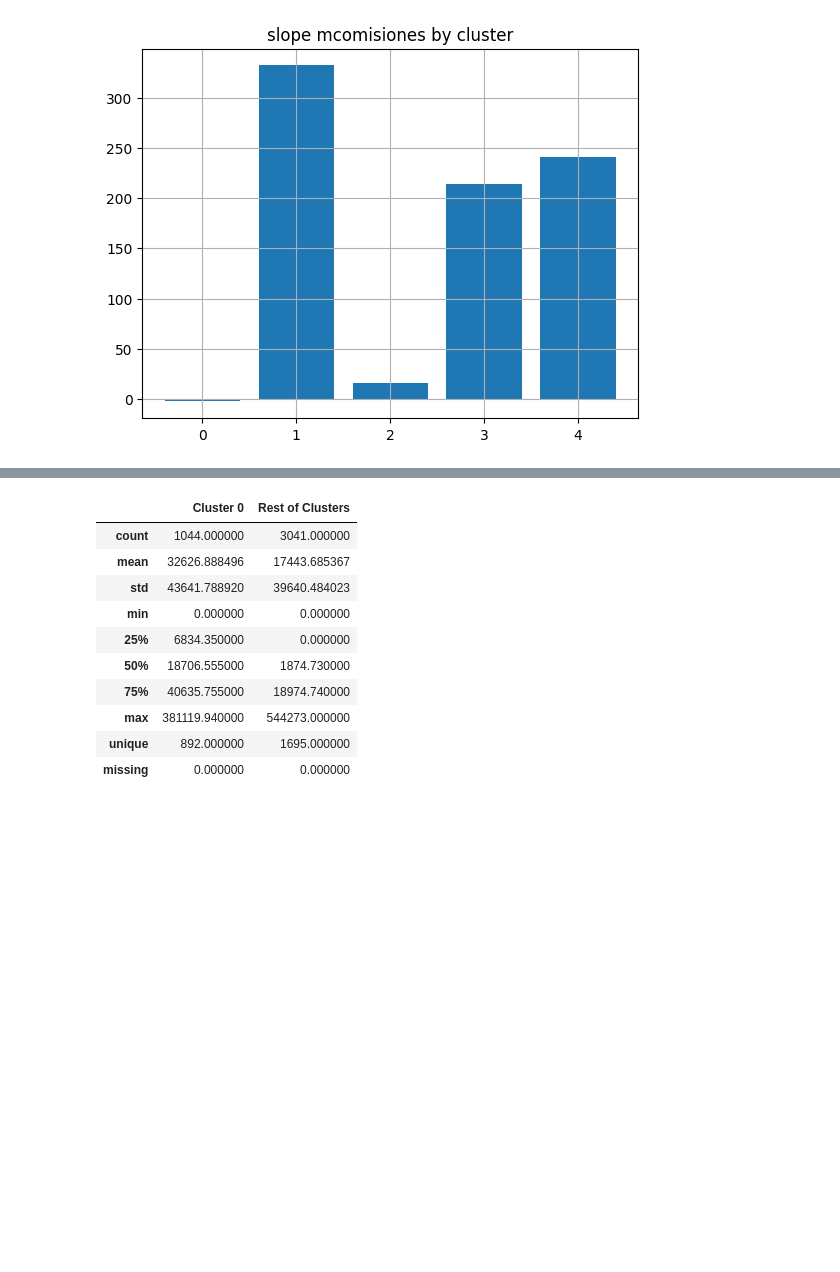
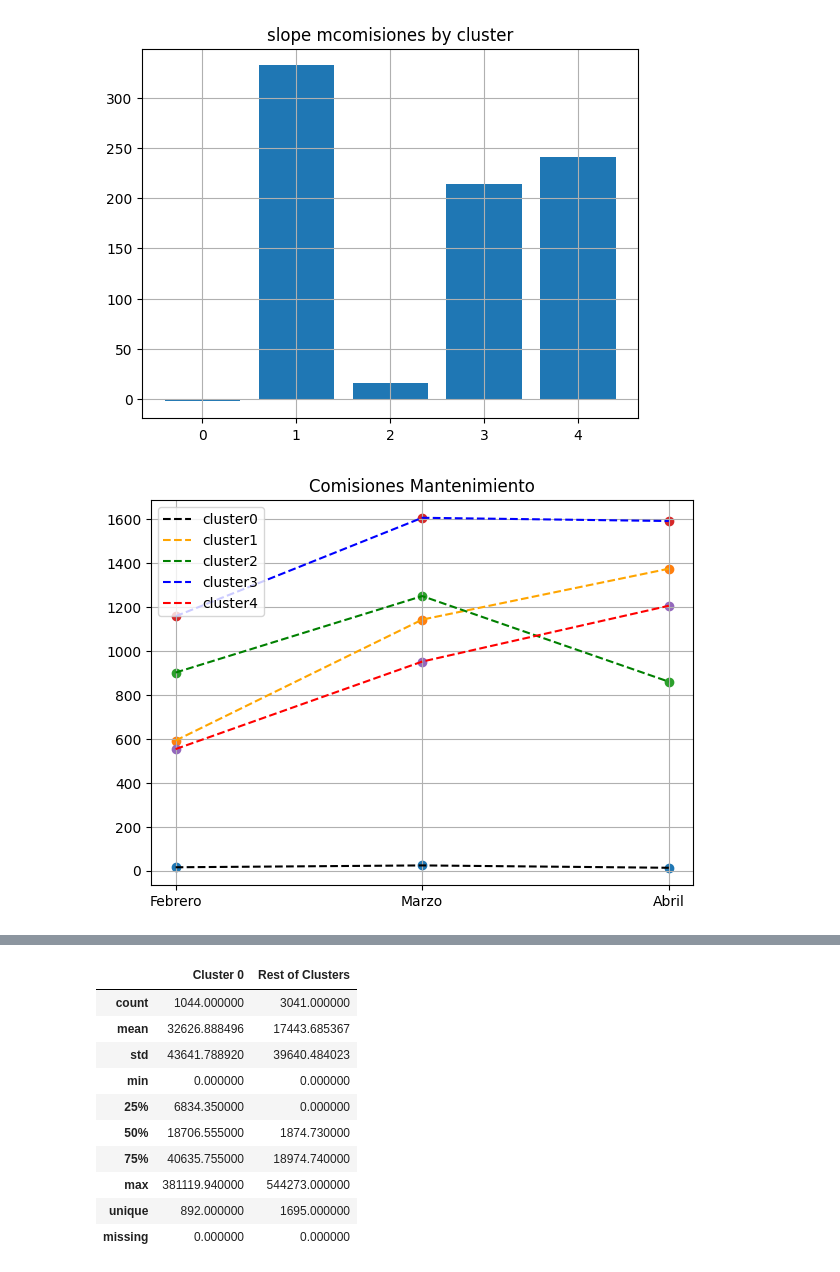
Before and after one commit to CLCHRISLOMBARDO/churn-prediction-bank, a Jupyter notebook: test copy.ipynb, the cells around one changed output, grey strips where cells are left out. Cells and saved outputs as stored; diff of their text form; code cells hidden in the pictures; blank space fills up the shorter version.

```diff
--- a/test copy.ipynb
+++ b/test copy.ipynb
@@ -202,4 +200,19 @@ plt.title("slope mcomisiones by cluster")
 plt.grid(True)
 # %% [output]
 [figure]
+# %%
+fig,ax=plt.subplots(figsize=(7,5))
+colors=["black","orange","green","blue","red"]
+
+for k,c in enumerate(colors):
+    f=df["cluster"]==k
+    means=df.loc[f,["mcomisiones_mantenimiento_lag_2","mcomisiones_mantenimiento_lag_1","mcomisiones_mantenimiento"]].mean(axis=0)
+    ax.scatter([0,1,2] ,means)
+    ax.plot([0,1,2] ,means,color=c,linestyle="--" , label=f"cluster{k}")
+    ax.legend()
+plt.xticks([0,1,2],["Febrero","Marzo","Abril"])
+plt.title("Comisiones Mantenimiento")
+plt.grid(True)
+# %% [output]
+[figure, added]
 # %%
```
Also changed, not shown: parts of 10 cells of this notebook.
